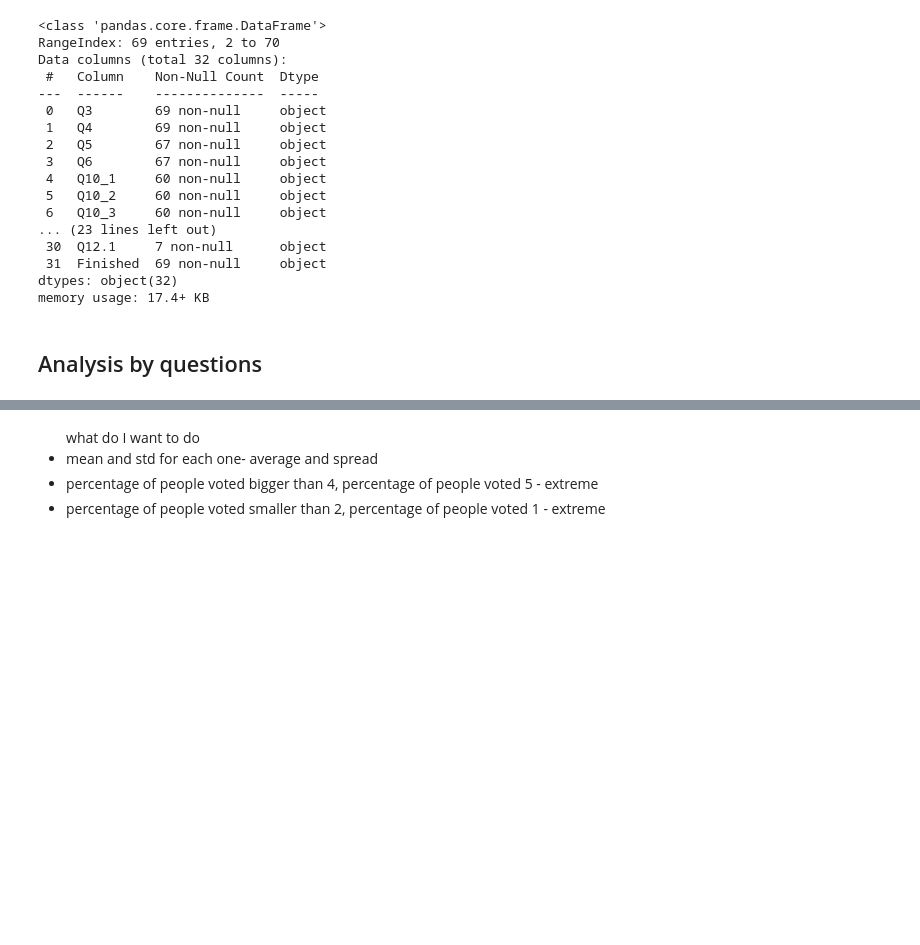
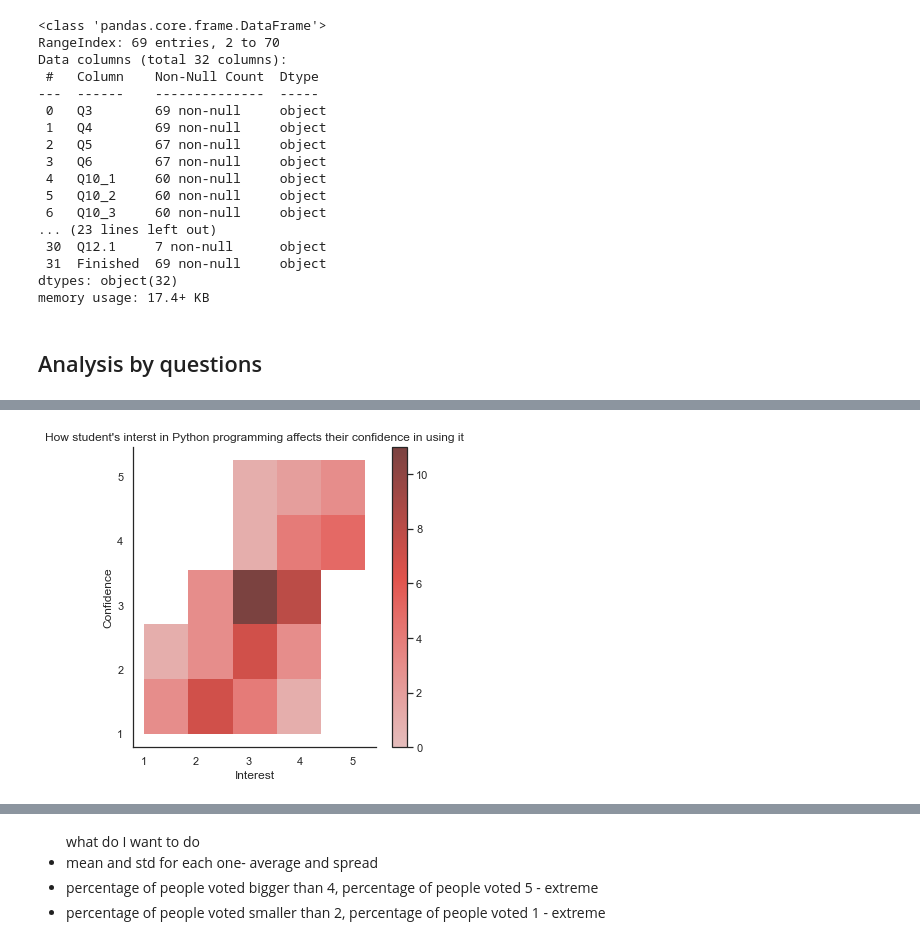
Before and after one commit to natskiu/Python-Educational-Project, a Jupyter notebook: learningActivitiesAnalysis.ipynb, the cells around one changed output, grey strips where cells are left out. Saved outputs shown, nothing was run; the diff lists cells and outputs as text; code cells hidden in the pictures; blank space fills up the shorter version.

```diff
--- a/learningActivitiesAnalysis.ipynb
+++ b/learningActivitiesAnalysis.ipynb
@@ -77,0 +150,12 @@ memory usage: 2.3+ KB
+# %%
+sns.set_theme(style="white",
+              palette="Spectral",
+              rc={'figure.figsize':(10,8)})
+# Student interest and confidence analysis
+#kind = 'kde' - contour
+g_interest = sns.displot(x='Q6', y='Q5', data=background_info_df, binwidth=(0.85, 0.85),cbar=True)
+g_interest.set(xlabel="Interest", ylabel="Confidence")
+plt.title("How student's interst in Python programming affects their confidence in using it")
+plt.show()
+# %% [output]
+[figure, added]
```
Also changed, not shown: parts of 26 cells of this notebook, 1 other file.
